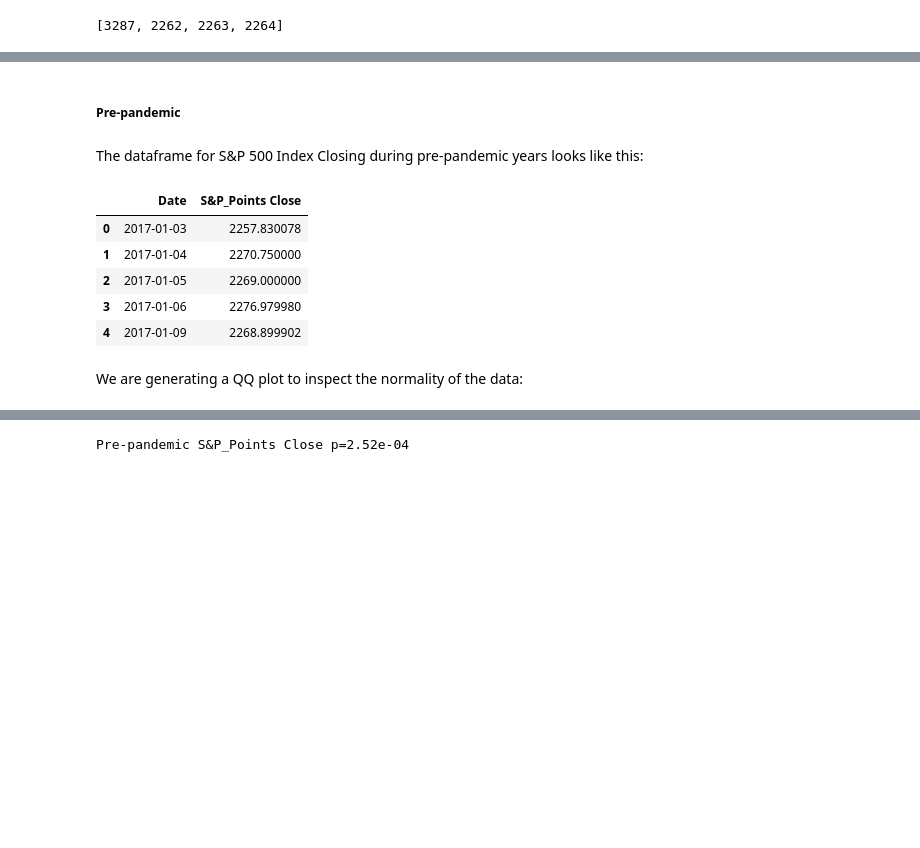
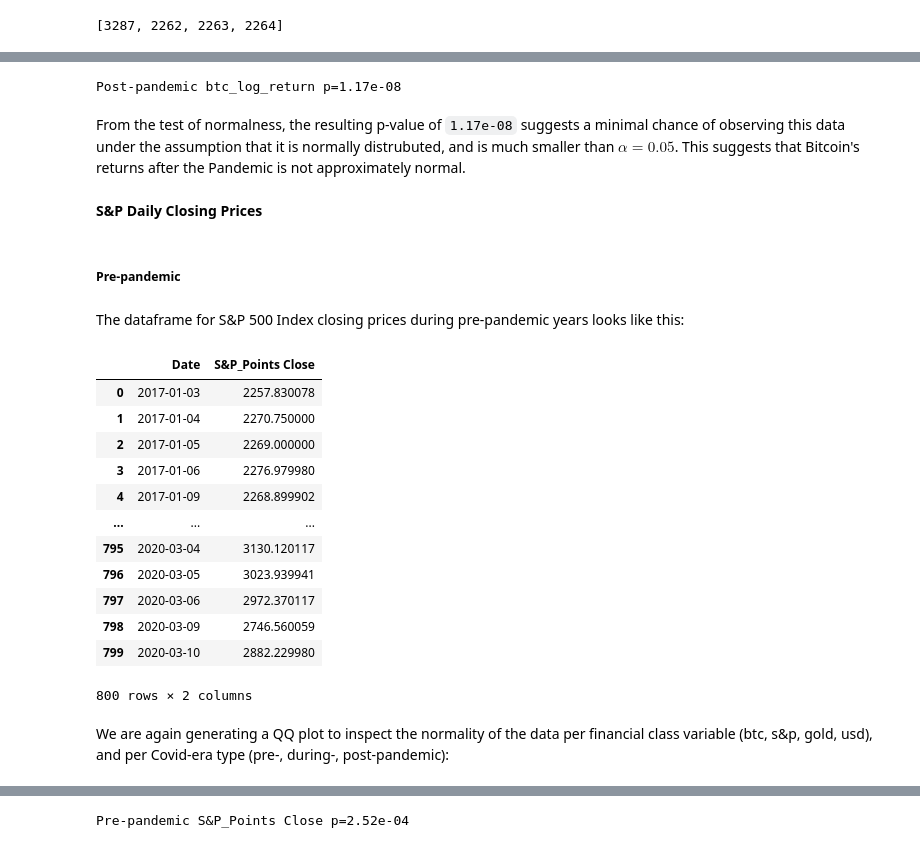
Before and after one commit to COGS108/Group110_WI26, a Jupyter notebook: 02-EDACheckpoint.ipynb, the cells around one changed output, grey strips where cells are left out. Cells and saved outputs as stored; diff of their text form; code cells hidden in the pictures; blank space fills up the shorter version.

Commit message:
changed the BTC EDA to reflect log returns instead of price

```diff
--- a/02-EDACheckpoint.ipynb
+++ b/02-EDACheckpoint.ipynb
@@ -603,19 +692,35 @@ Some more words and stuff.  Remember notebooks work best if you interleave the c
+# %%
+_, p_value = stats.normaltest(df_post_btc["btc_log_return"])
+print(f'Post-pandemic btc_log_return p={p_value:.2e}')
+# %% [output]
+Post-pandemic btc_log_return p=1.17e-08
+# %% [markdown]
+From the test of normalness, the resulting p-value of `1.17e-08` suggests a minimal chance of observing this data under the assumption that it is normally distrubuted, and is much smaller than $\alpha=0.05$. This suggests that Bitcoin's returns after the Pandemic is not approximately normal.
+# %% [markdown]
+**S&P Daily Closing Prices**
 # %% [markdown]
 ##### Pre-pandemic
 # %% [markdown]
-The dataframe for S&P 500 Index Closing during pre-pandemic years looks like this:
+The dataframe for S&P 500 Index closing prices during pre-pandemic years looks like this:
 # %%
 df_pre_snp = df_pre[["Date", "S&P_Points Close"]].copy()
-df_pre_snp.head()
+df_pre_snp
 # %% [output]
 |  | Date | S&P_Points Close |
 | 0 | 2017-01-03 | 2257.830078 |
 | 1 | 2017-01-04 | 2270.750000 |
 | 2 | 2017-01-05 | 2269.000000 |
 | 3 | 2017-01-06 | 2276.979980 |
 | 4 | 2017-01-09 | 2268.899902 |
+| ... | ... | ... |
+| 795 | 2020-03-04 | 3130.120117 |
+| 796 | 2020-03-05 | 3023.939941 |
+| 797 | 2020-03-06 | 2972.370117 |
+| 798 | 2020-03-09 | 2746.560059 |
+| 799 | 2020-03-10 | 2882.229980 |
+800 rows × 2 columns
 # %% [markdown]
-We are generating a QQ plot to inspect the normality of the data:
+We are again generating a QQ plot to inspect the normality of the data per financial class variable (btc, s&p, gold, usd), and per Covid-era type (pre-, during-, post-pandemic):
 # %%
 fig, ax = plt.subplots()
 sm.qqplot(df_pre_snp["S&P_Points Close"], line='45', fit=True, ax=ax)
```
Also changed, not shown: parts of 68 cells of this notebook, 3 other files.
